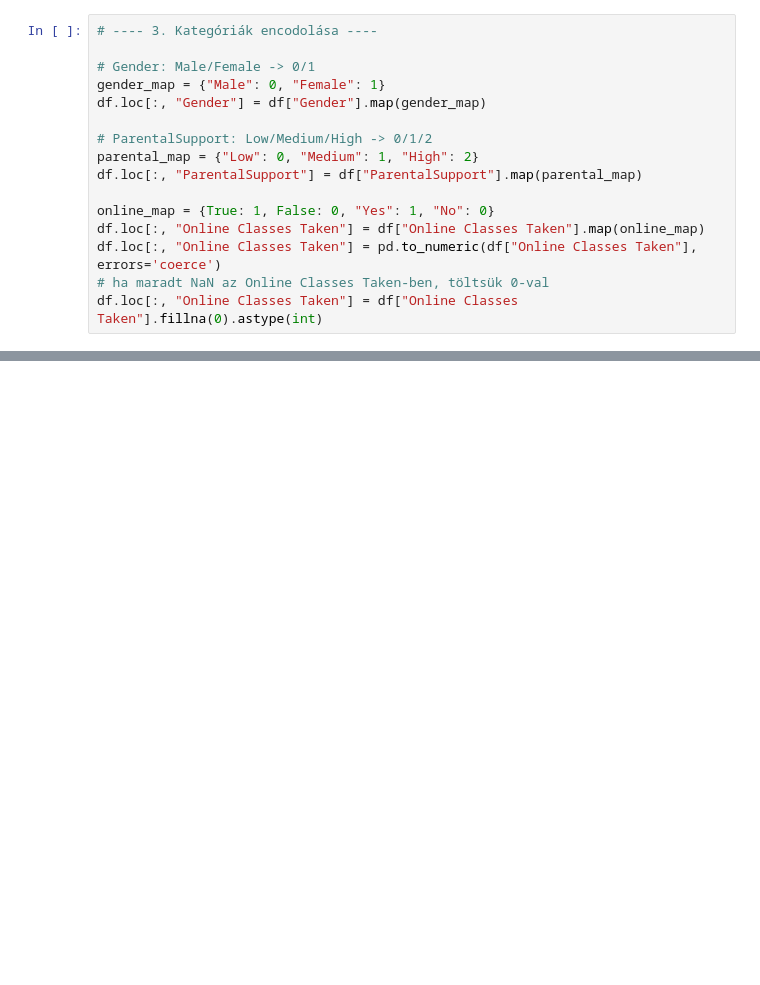
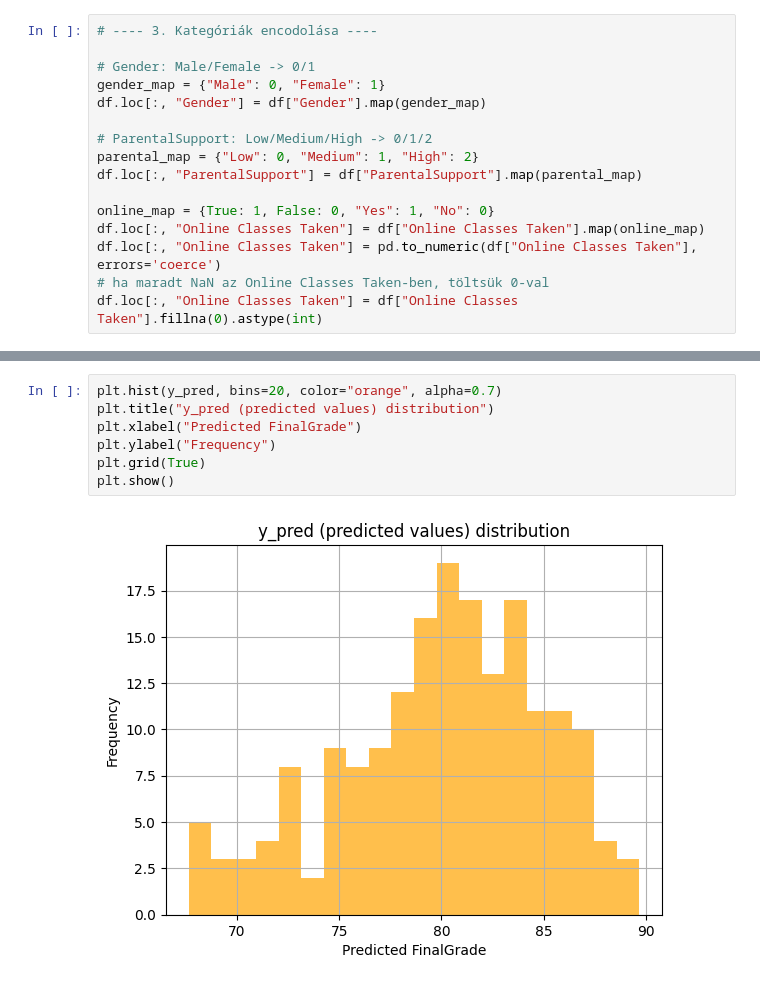
Before and after one commit to berekmeri/SPO8B4-kutmod, a Jupyter notebook: Sajat_kutatas/student_performance.ipynb, the cells around one changed output, grey strips where cells are left out. Saved outputs shown, nothing was run; the diff lists cells and outputs as text; blank space fills up the shorter version.

```diff
--- a/Sajat_kutatas/student_performance.ipynb
+++ b/Sajat_kutatas/student_performance.ipynb
@@ -167,0 +166,9 @@ plt.show()
+# %%
+plt.hist(y_pred, bins=20, color="orange", alpha=0.7)
+plt.title("y_pred (predicted values) distribution")
+plt.xlabel("Predicted FinalGrade")
+plt.ylabel("Frequency")
+plt.grid(True)
+plt.show()
+# %% [output]
+[figure, added]
```
Also changed, not shown: parts of 11 cells of this notebook, 8 other files.
